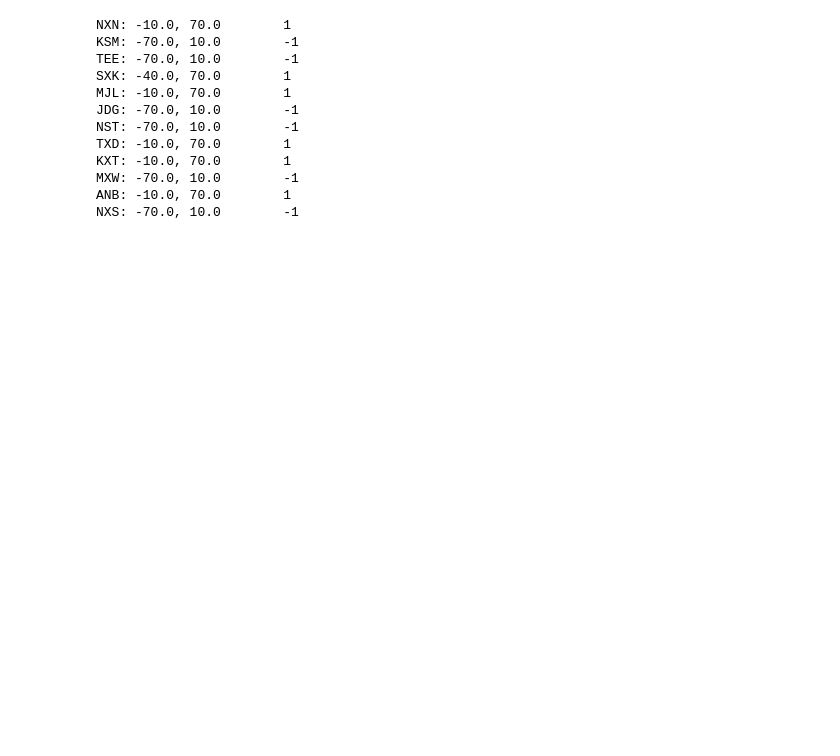
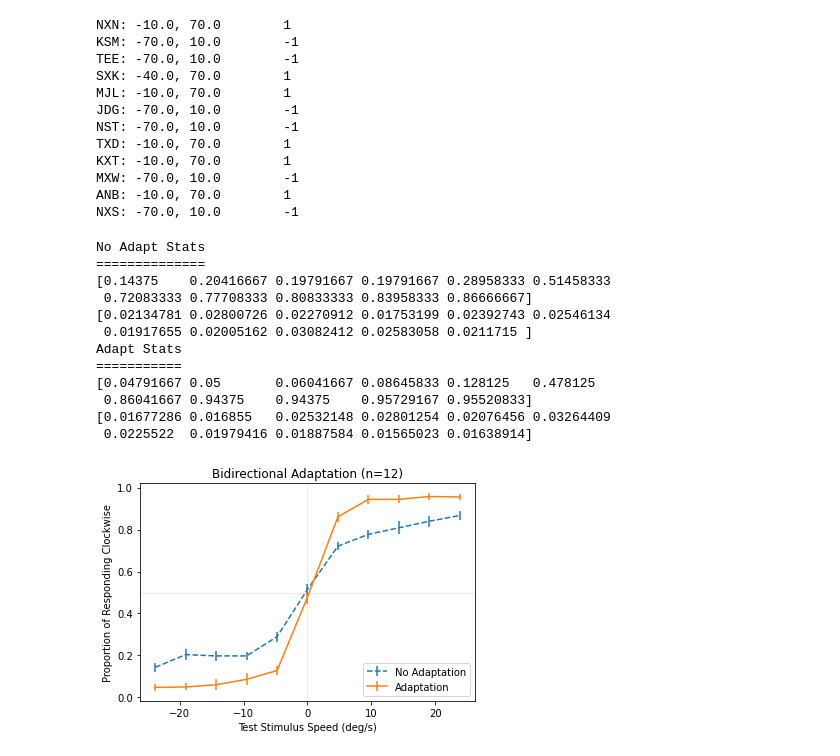
Before and after one commit to alexxyu/mae-experiment, a Jupyter notebook: Psychometric Fitting.ipynb, the cells around one changed output. Saved outputs shown, nothing was run; the diff lists cells and outputs as text; code cells hidden in the pictures; blank space fills up the shorter version.

Commit message:
Upload code for generating averaged plots

```diff
--- a/Psychometric Fitting.ipynb
+++ b/Psychometric Fitting.ipynb
@@ -96,0 +150,80 @@ output.to_csv('GaussFitData.csv')
+# %%
+files = glob.glob('data/Bidirectional/*.csv')
+files = [f for f in files if '_practice' not in f]
+files.sort()
+
+files_noadapt = []
+files_adapt = []
+for subject in subjects:
+    tmp = [f for f in files if subject in f]
+
+    files_noadapt.append(tmp[0])
+    files_adapt += tmp[1:-1]
+    assert('_noAdapt' in tmp[0])
+    assert('_Adapt' in tmp[1])
+    assert('_Adapt' in tmp[2])
+
+speeds_noadapt, props_noadapt = [], []
+for f in files_noadapt:
+    data = pd.read_csv(f, index_col=0)
+    count_data = data.groupby('Test Speed')['Response'].apply(lambda x: x[x.str.contains('right')].count())
+    total_counts = data.groupby('Test Speed').count()['Response']
+    speeds_noadapt = count_data.index.tolist()
+
+    right_counts = count_data.tolist()
+    right_props = [r / c for r, c in zip(right_counts, total_counts)]
+    props_noadapt.append(right_props)
+
+speeds_adapt, props_adapt = [], []
+for subject in subjects:
+    dfs = [pd.read_csv(f, index_col=0) for f in files_adapt if subject in f[f.rfind('/'):]]
+    data = pd.concat(dfs, axis=0)
+    count_data = data.groupby('Test Speed')['Response'].apply(lambda x: x[x.str.contains('right')].count())
+    total_counts = data.groupby('Test Speed').count()['Response']
+
+    speeds_adapt = count_data.index.tolist()
+
+    right_counts = count_data.tolist()
+    right_props = [r / c for r, c in zip(right_counts, total_counts)]
+    props_adapt.append(right_props)
+
+speeds_adapt = [s*0.595 for s in speeds_adapt]
+speeds_noadapt = [s*0.595 for s in speeds_noadapt]
+props_avg_noadapt = np.mean(props_noadapt, axis=0)
+props_avg_adapt = np.mean(props_adapt, axis=0)
+
+print("No Adapt Stats")
+print("==============")
+print(props_avg_noadapt)
+print(sem(props_noadapt, axis=0))
+
+print("Adapt Stats")
+print("===========")
+print(props_avg_adapt)
+print(sem(props_adapt, axis=0))
+
+plt.clf()
+plt.errorbar(speeds_adapt, props_avg_noadapt, yerr=sem(props_noadapt, axis=0), linestyle='dashed', label='No Adaptation')
+plt.errorbar(speeds_noadapt, props_avg_adapt, yerr=sem(props_adapt, axis=0), label='Adaptation')
+
+plt.axhline(y=0.5, color='r', linewidth=0.5, linestyle='dashed', alpha=0.3)
+plt.axvline(x=0, color='r', linewidth=0.5, linestyle='dashed', alpha=0.3)
+plt.title(f'Bidirectional Adaptation (n=12)')
+plt.xlabel('Test Stimulus Speed (deg/s)')
+plt.ylabel('Proportion of Responding Clockwise')
+plt.legend(loc='lower right')
+plt.savefig(f'plots/average_bidirectional.svg')
+# %% [output]
+No Adapt Stats
+==============
+[0.14375    0.20416667 0.19791667 0.19791667 0.28958333 0.51458333
+ 0.72083333 0.77708333 0.80833333 0.83958333 0.86666667]
+[0.02134781 0.02800726 0.02270912 0.01753199 0.02392743 0.02546134
+ 0.01917655 0.02005162 0.03082412 0.02583058 0.0211715 ]
+Adapt Stats
+===========
+[0.04791667 0.05       0.06041667 0.08645833 0.128125   0.478125
+ 0.86041667 0.94375    0.94375    0.95729167 0.95520833]
+[0.01677286 0.016855   0.02532148 0.02801254 0.02076456 0.03264409
+ 0.0225522  0.01979416 0.01887584 0.01565023 0.01638914]
+[figure, added]
```
Also changed, not shown: parts of 5 cells of this notebook.
